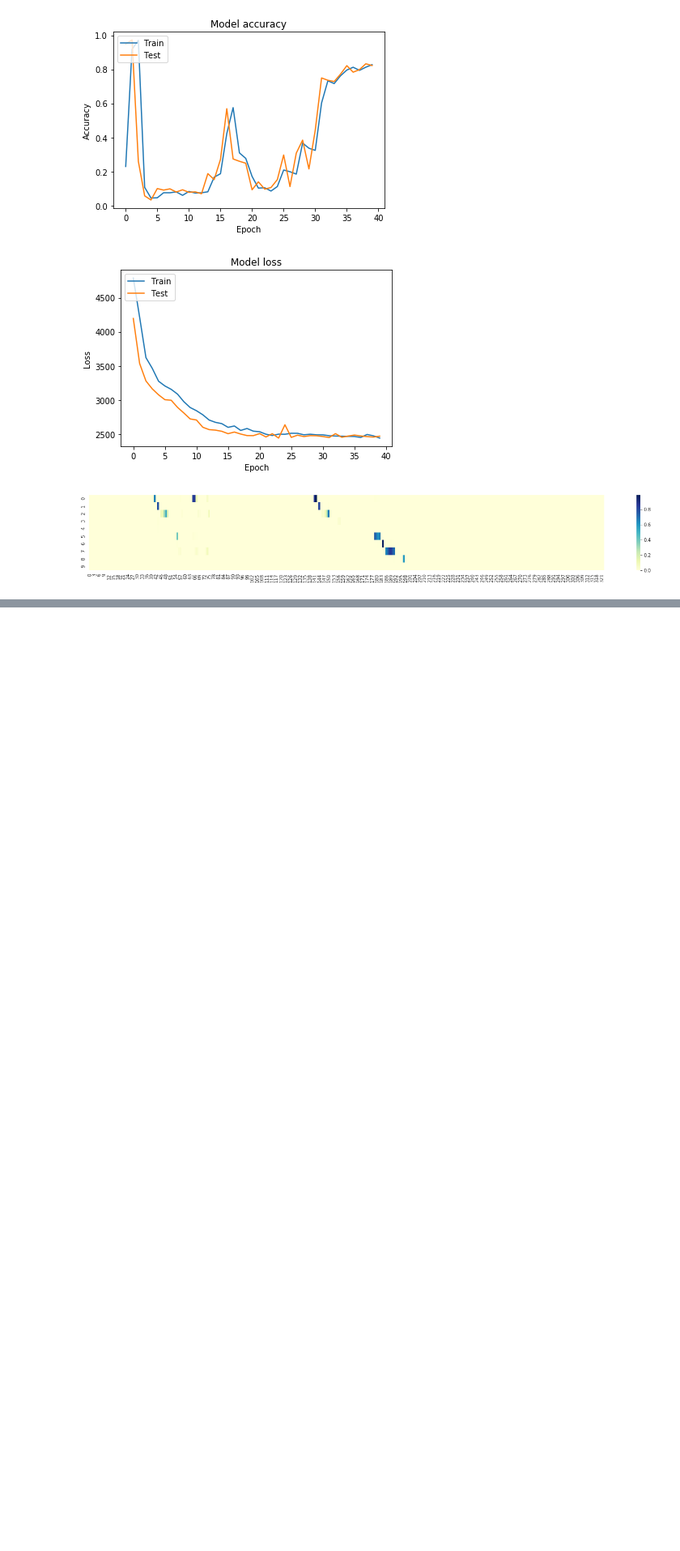
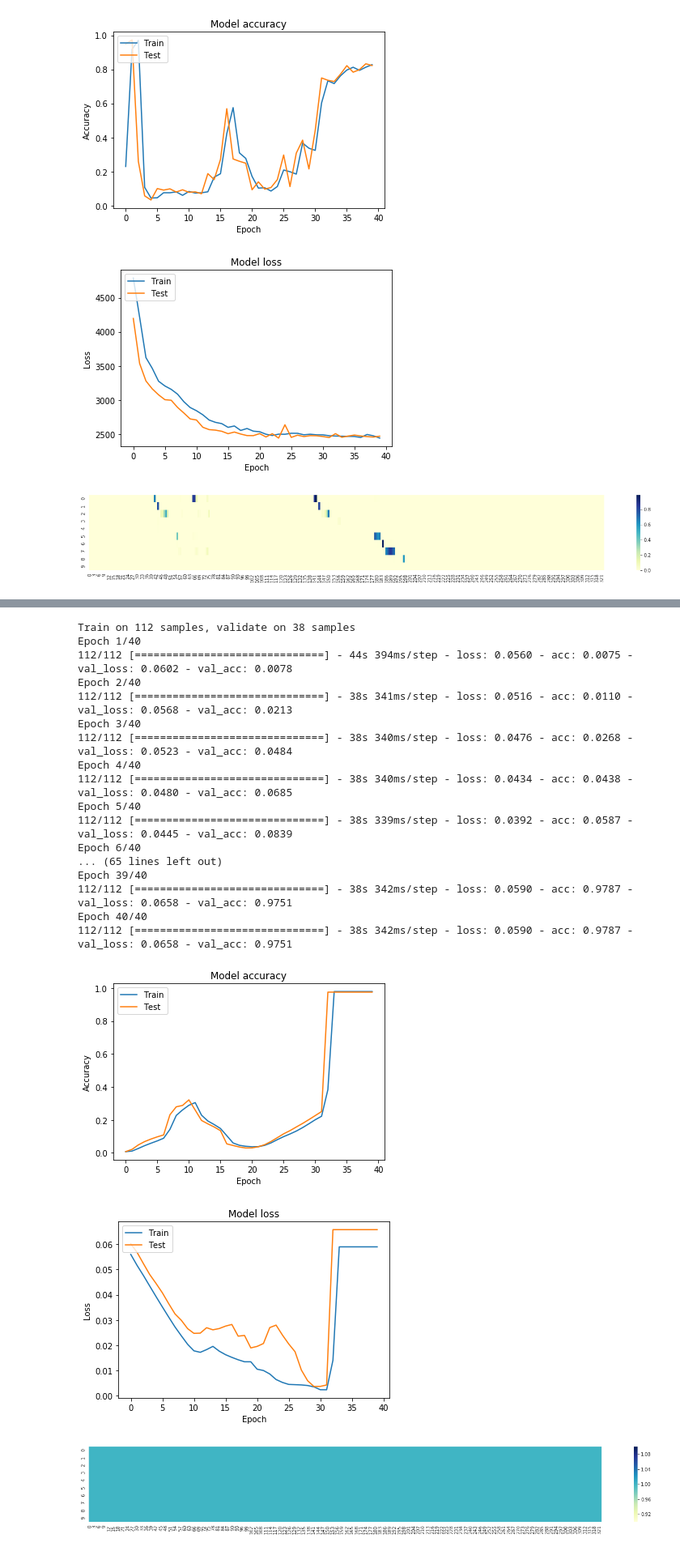
Before and after one commit to nemoware/analyser, a Jupyter notebook: augmentation_NER_Matcher_(TF).ipynb, the cells around one changed output, grey strips where cells are left out. Shown at 81% size. Saved outputs shown, nothing was run; the diff lists cells and outputs as text; code cells hidden in the pictures; blank space fills up the shorter version.

```diff
--- a/augmentation_NER_Matcher_(TF).ipynb
+++ b/augmentation_NER_Matcher_(TF).ipynb
@@ -870,0 +900,31 @@ Epoch 40/40
+# %%
+
+from keras.layers import GRU
+
+def build_lstm_simple_model_b(features):
+
+  # inputs:--------------------------------------------------------------------
+  text_input = Input(shape=[None,], dtype='string', name="text_input")
+  text_lengths = Input(batch_shape=[None, 1], dtype='int32', name='text_lengths')
+  # ------------------------------------------------------------------- /inputs
+
+  _out = Lambda(get_embedings, elmo_output_shape, name="deeppavlov".upper())( [text_input, text_lengths]  )
+
+  _out = get_conv_pool(_out, 'c3', n=3, feature_maps=features, activation='elu')
+  _out = GRU(features, return_sequences=True, activation=None)(_out)
+  _out = get_conv_pool(_out, 'c4', n=3, feature_maps=features, activation='hard_sigmoid')
+
+
+
+  model = Model(inputs=[text_input, text_lengths], outputs=_out)
+
+#   adam = Adam(lr=0.05, beta_1=0.9, beta_2=0.999, epsilon=None, decay=0.0, amsgrad=False)
+  model.compile(loss='categorical_crossentropy', optimizer='adam', metrics=['accuracy'])
+  model.summary()
+
+  return model
+# %%
+graph = tf.Graph()
+with graph.as_default():
+  elmo = hub.Module(module_url, trainable=False)
+  model = build_lstm_simple_model_b( np_LABELS.shape[-1] )
@@ -870,0 +956,35 @@ Epoch 40/40
+# %%
+with graph.as_default():
+
+  with tf.Session() as sess:
+
+    K.set_session(sess)
+
+    for i in range(1):
+      history = model.fit([_TEXTS[5:], _LENS[5:] ], np_LABELS[5:], validation_split=0.25, epochs=EPOCHS, batch_size=30)
+      plot_training_history(history)
+      pred = model.predict([ [TEST_TOKENS, TEST_TOKENS], [len(TEST_TOKENS), len(TEST_TOKENS)] ])
+
+      plot_matrix(pred[0])
+#       color_matrix(pred[0], TEST_TOKENS)
+# %% [output]
+Train on 112 samples, validate on 38 samples
+Epoch 1/40
+112/112 [==============================] - 44s 394ms/step - loss: 0.0560 - acc: 0.0075 - val_loss: 0.0602 - val_acc: 0.0078
+Epoch 2/40
+112/112 [==============================] - 38s 341ms/step - loss: 0.0516 - acc: 0.0110 - val_loss: 0.0568 - val_acc: 0.0213
+Epoch 3/40
+112/112 [==============================] - 38s 340ms/step - loss: 0.0476 - acc: 0.0268 - val_loss: 0.0523 - val_acc: 0.0484
+Epoch 4/40
+112/112 [==============================] - 38s 340ms/step - loss: 0.0434 - acc: 0.0438 - val_loss: 0.0480 - val_acc: 0.0685
+Epoch 5/40
+112/112 [==============================] - 38s 339ms/step - loss: 0.0392 - acc: 0.0587 - val_loss: 0.0445 - val_acc: 0.0839
+Epoch 6/40
+... (65 lines left out)
+Epoch 39/40
+112/112 [==============================] - 38s 342ms/step - loss: 0.0590 - acc: 0.9787 - val_loss: 0.0658 - val_acc: 0.9751
+Epoch 40/40
+112/112 [==============================] - 38s 342ms/step - loss: 0.0590 - acc: 0.9787 - val_loss: 0.0658 - val_acc: 0.9751
+[figure, added]
+[figure, added]
+[figure, added]
```
Also changed, not shown: parts of 43 cells of this notebook.
